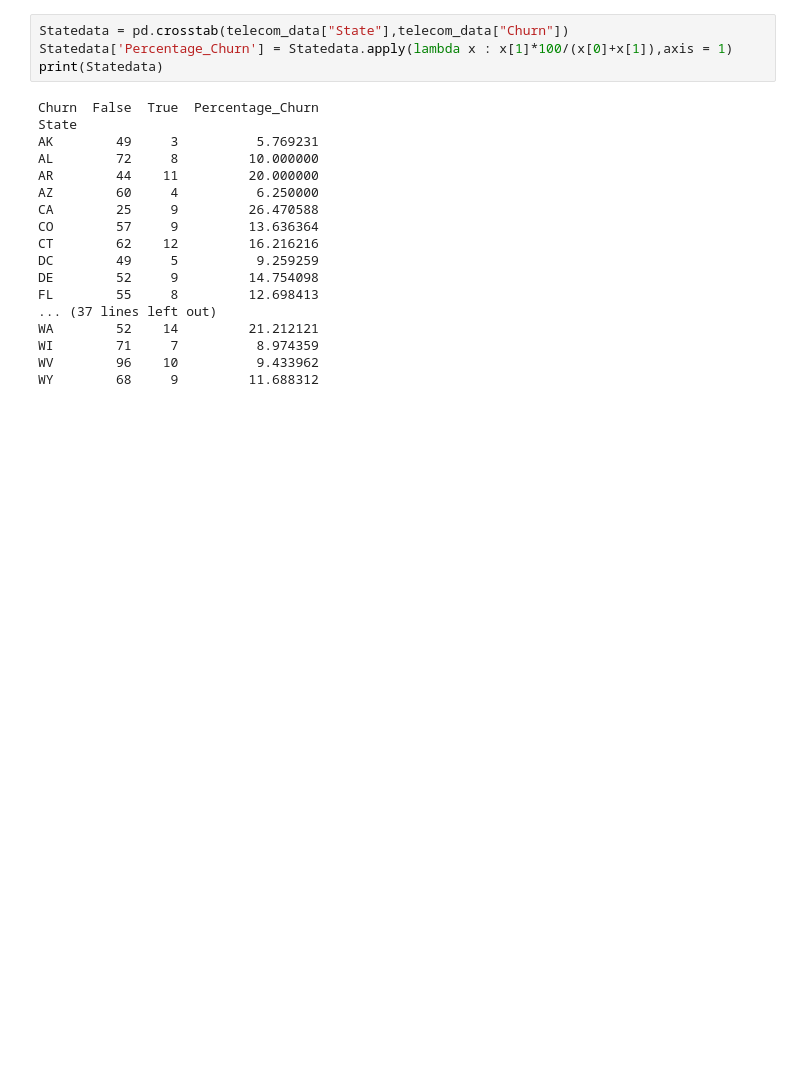
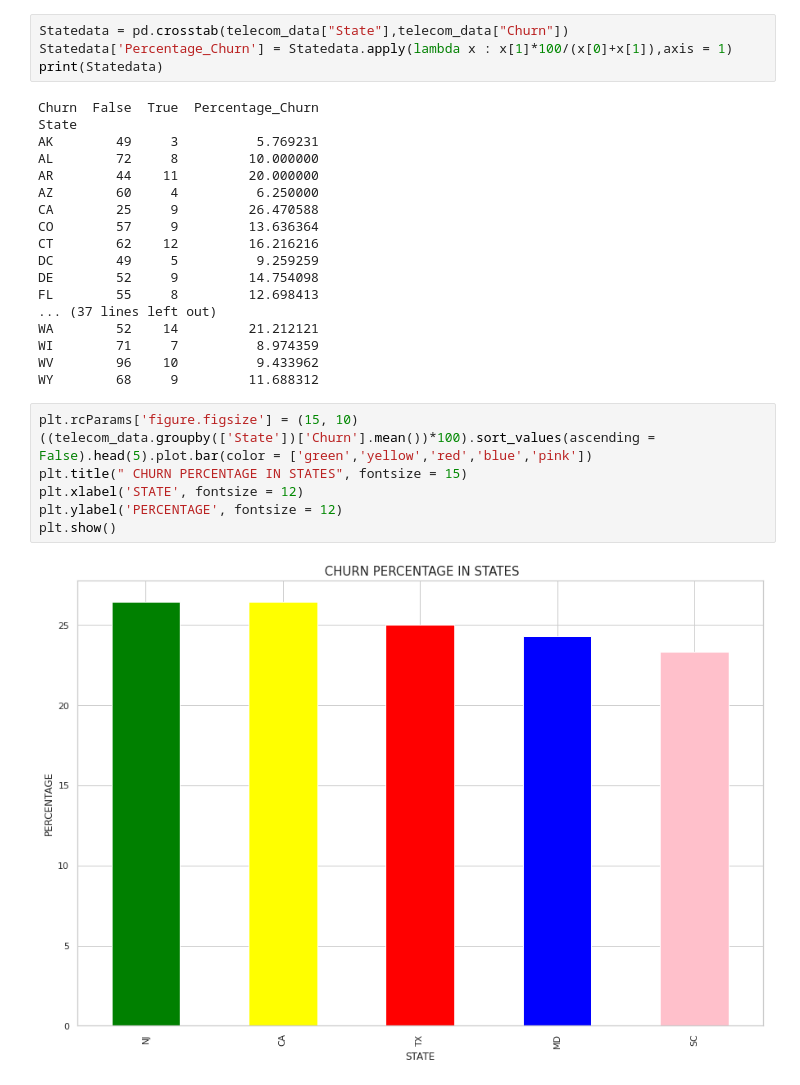
Before and after one commit to m123m12/Telecom-Churn-Analysis, a Jupyter notebook: Copy_of_Telecom_Churn_Analysis_Capstone_Project.ipynb, the cells around one changed output. Drawn from its saved outputs; the diff is of its cells as text; blank space fills up the shorter version.

```diff
--- a/Copy_of_Telecom_Churn_Analysis_Capstone_Project.ipynb
+++ b/Copy_of_Telecom_Churn_Analysis_Capstone_Project.ipynb
@@ -286,3 +286,12 @@ WA        52    14         21.212121
 WI        71     7          8.974359
 WV        96    10          9.433962
 WY        68     9         11.688312
+# %%
+plt.rcParams['figure.figsize'] = (15, 10)
+((telecom_data.groupby(['State'])['Churn'].mean())*100).sort_values(ascending = False).head(5).plot.bar(color = ['green','yellow','red','blue','pink'])
+plt.title(" CHURN PERCENTAGE IN STATES", fontsize = 15)
+plt.xlabel('STATE', fontsize = 12)
+plt.ylabel('PERCENTAGE', fontsize = 12)
+plt.show()
+# %% [output]
+[figure, added]
```
